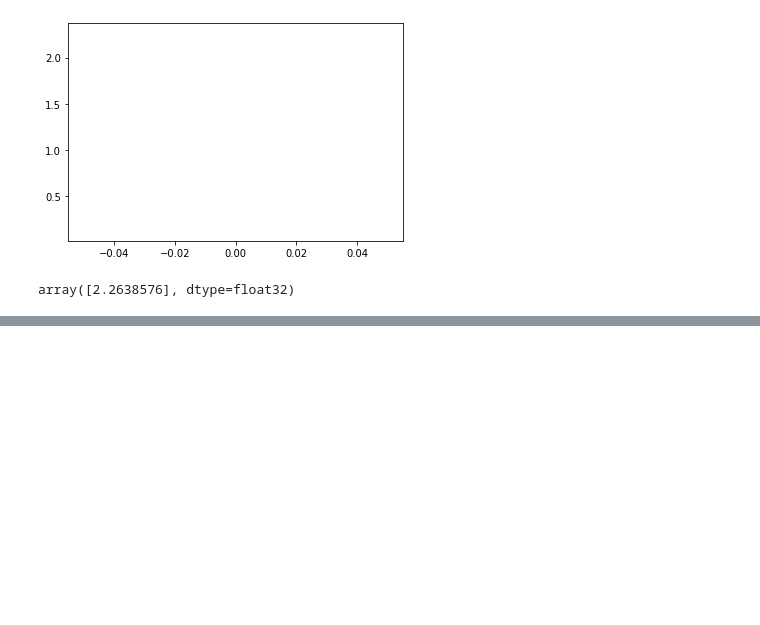
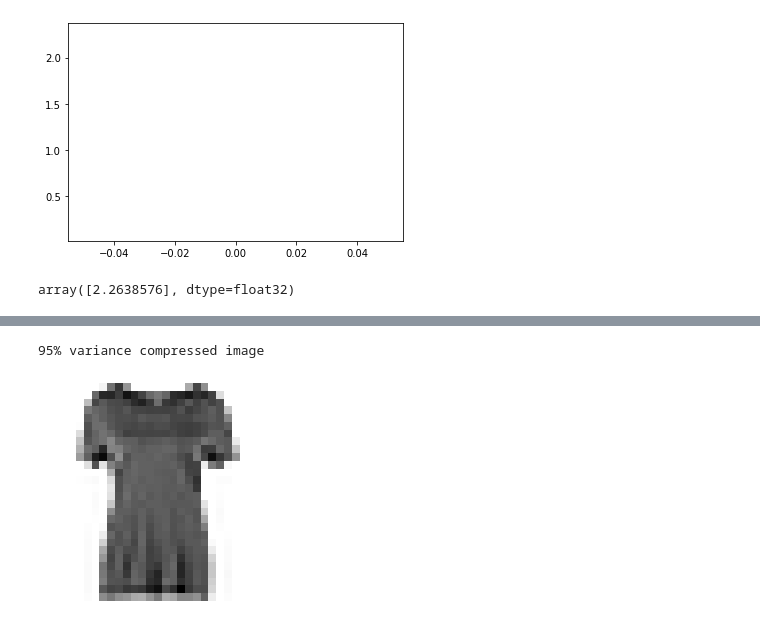
Before and after one commit to yashprakash13/CSC2231-Project, a Jupyter notebook: notebooks/data_manipulation_and_mod.ipynb, the cells around one changed output, grey strips where cells are left out. Saved outputs shown, nothing was run; the diff lists cells and outputs as text; code cells hidden in the pictures; blank space fills up the shorter version.

```diff
--- a/notebooks/data_manipulation_and_mod.ipynb
+++ b/notebooks/data_manipulation_and_mod.ipynb
@@ -352,0 +376,6 @@ for axi in range(1):
+# %%
+#PCA reduction
+svd = TruncatedSVD(n_components=100)
+svd = svd.fit(X_train[0:100])
+X_reduced = svd.transform(X_train[0:100])
+Xtest_red = svd.transform(X_test[0:100])
@@ -352,0 +386,6 @@ for axi in range(1):
+# %%
+# reconstruct data from compressed data
+svd = TruncatedSVD(n_components=X_reduced.shape[1])
+X_reduced = svd.fit_transform(X_train[0:100])
+X_recovered = svd.inverse_transform(X_reduced[0:100])
+Xtest_rec = svd.inverse_transform(Xtest_red[0:100])
@@ -352,0 +400,8 @@ for axi in range(1):
+# %%
+print("95% variance compressed image")
+plt.imshow(X_recovered[10].reshape(28, 28), cmap="binary")
+plt.axis("off")
+plt.show()
+# %% [output]
+95% variance compressed image
+[figure, added]
```
Also changed, not shown: parts of 10 cells of this notebook.
